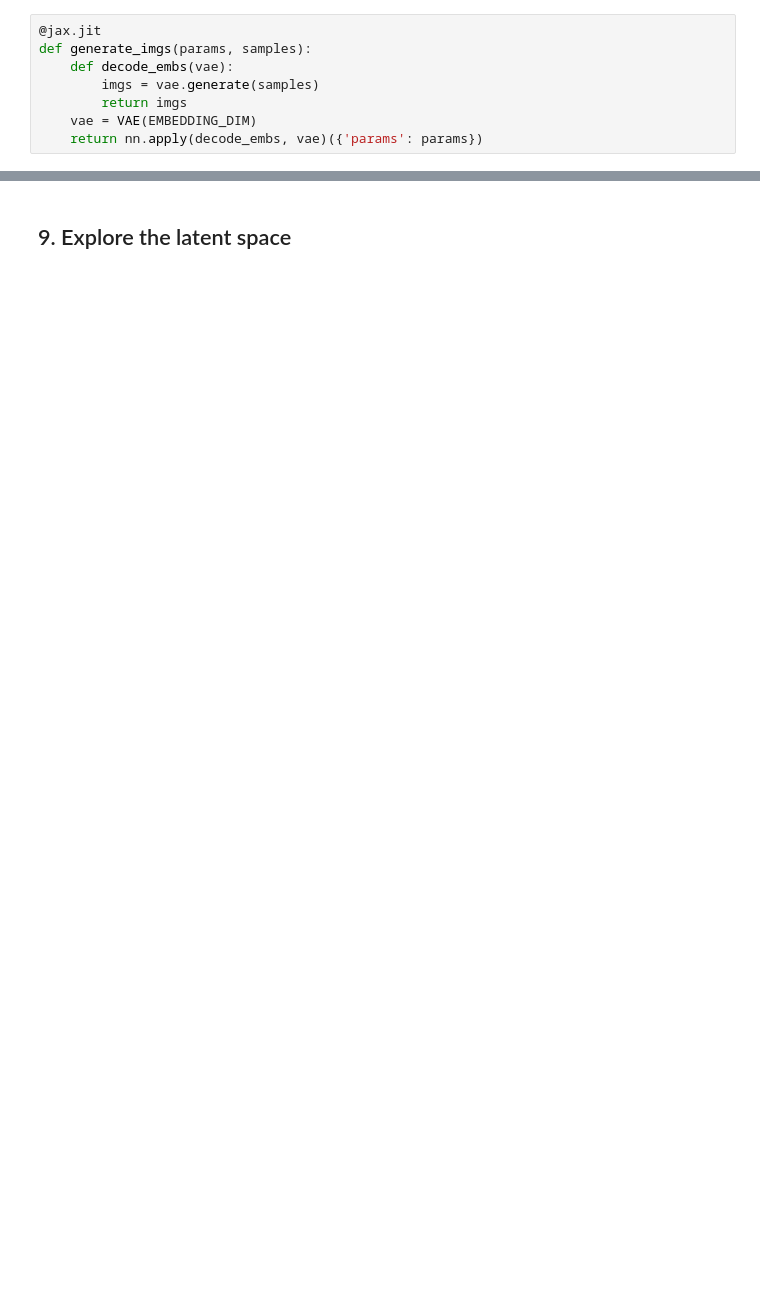
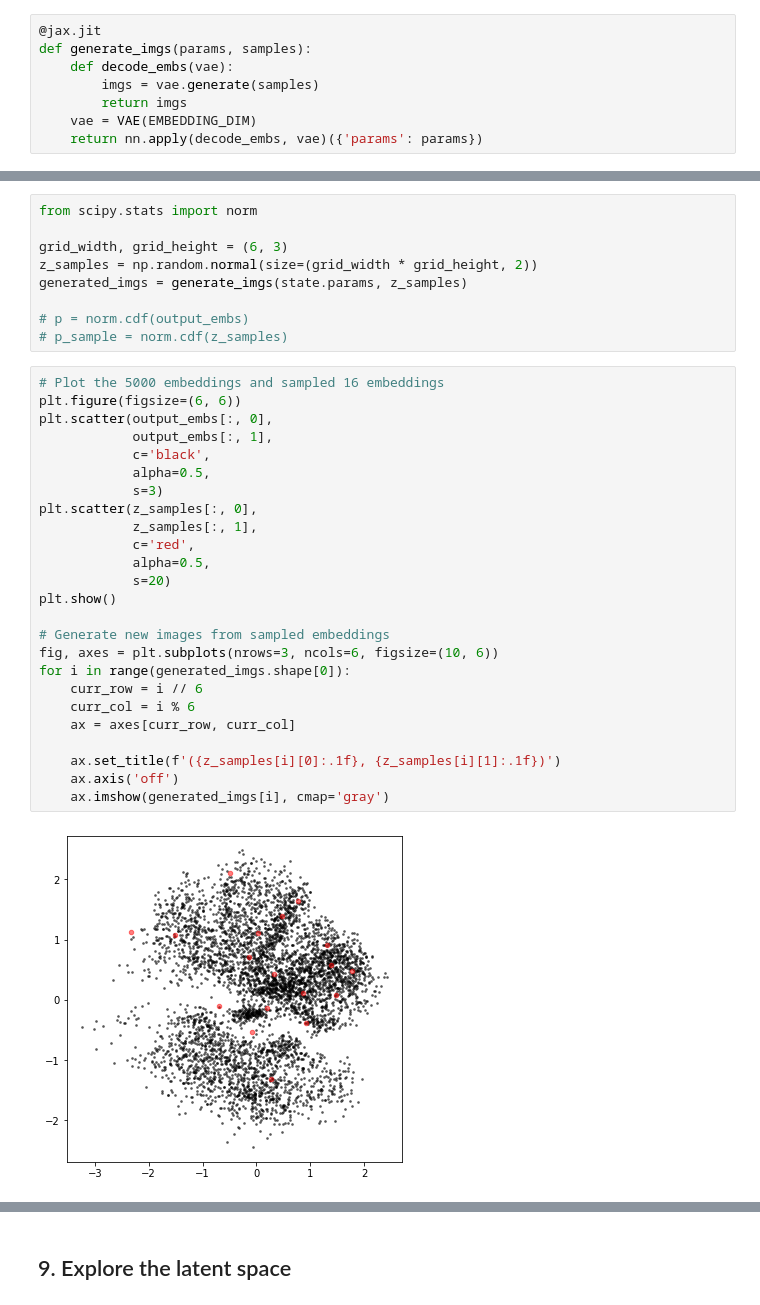
Before and after one commit to terrence-ou/Generative-Deep-Learning-2nd-Edition-PyTorch-JAX, a Jupyter notebook: JAX_FLAX/chapter_03_vae/vae_fashion.ipynb, the cells around one changed output, grey strips where cells are left out. Saved outputs shown, nothing was run; the diff lists cells and outputs as text; blank space fills up the shorter version.

```diff
--- a/JAX_FLAX/chapter_03_vae/vae_fashion.ipynb
+++ b/JAX_FLAX/chapter_03_vae/vae_fashion.ipynb
@@ -351,0 +350,36 @@ for i in range(output_imgs.shape[0]):
+# %%
+from scipy.stats import norm
+
+grid_width, grid_height = (6, 3)
+z_samples = np.random.normal(size=(grid_width * grid_height, 2))
+generated_imgs = generate_imgs(state.params, z_samples)
+
+# p = norm.cdf(output_embs)
+# p_sample = norm.cdf(z_samples)
+# %%
+# Plot the 5000 embeddings and sampled 16 embeddings
+plt.figure(figsize=(6, 6))
+plt.scatter(output_embs[:, 0],
+            output_embs[:, 1],
+            c='black',
+            alpha=0.5,
+            s=3)
+plt.scatter(z_samples[:, 0],
+            z_samples[:, 1],
+            c='red',
+            alpha=0.5,
+            s=20)
+plt.show()
+
+# Generate new images from sampled embeddings
+fig, axes = plt.subplots(nrows=3, ncols=6, figsize=(10, 6))
+for i in range(generated_imgs.shape[0]):
+    curr_row = i // 6
+    curr_col = i % 6
+    ax = axes[curr_row, curr_col]
+
+    ax.set_title(f'({z_samples[i][0]:.1f}, {z_samples[i][1]:.1f})')
+    ax.axis('off')
+    ax.imshow(generated_imgs[i], cmap='gray')
+# %% [output]
+[figure, added]
```
Also changed, not shown: parts of 11 cells of this notebook.
